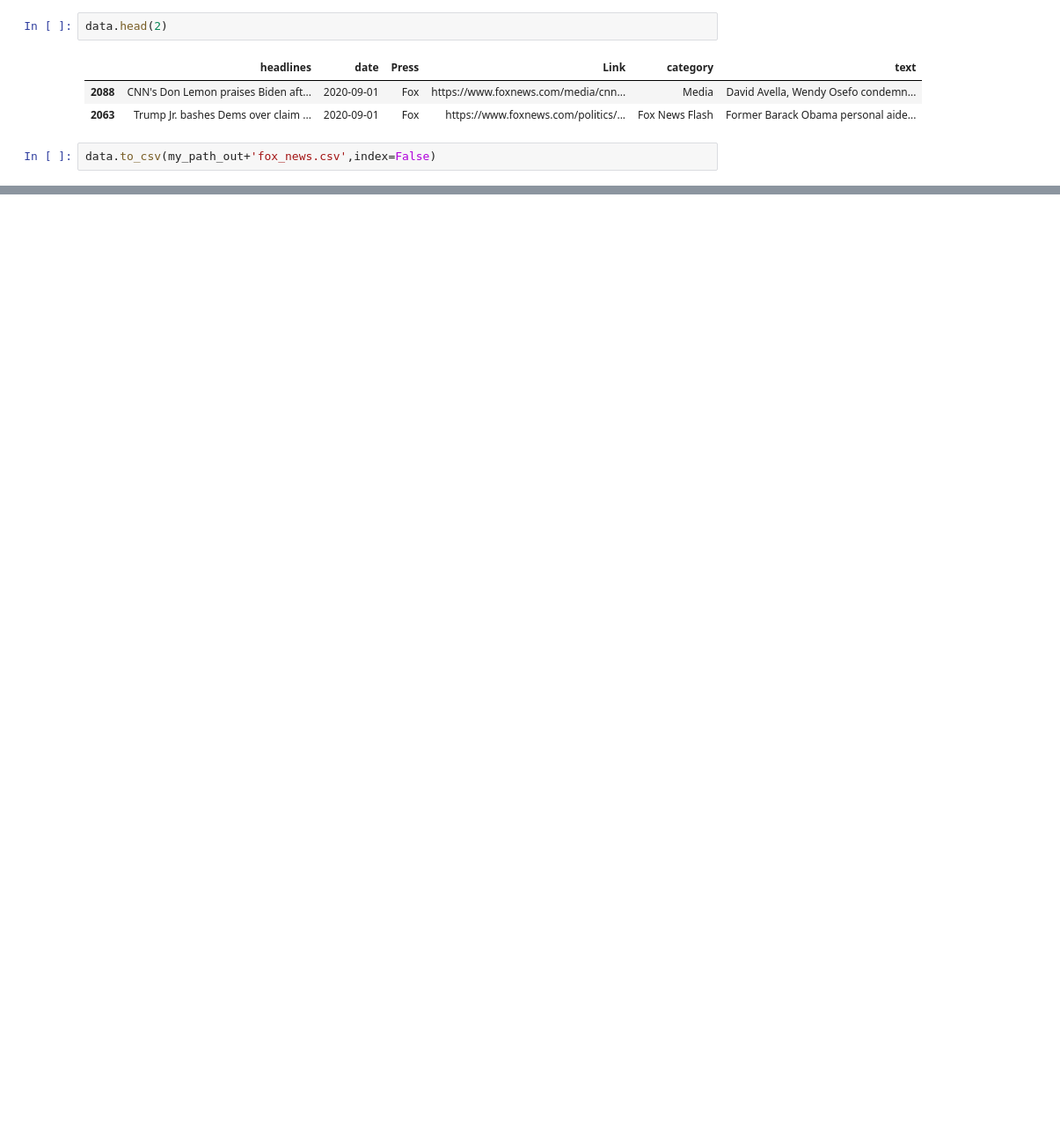
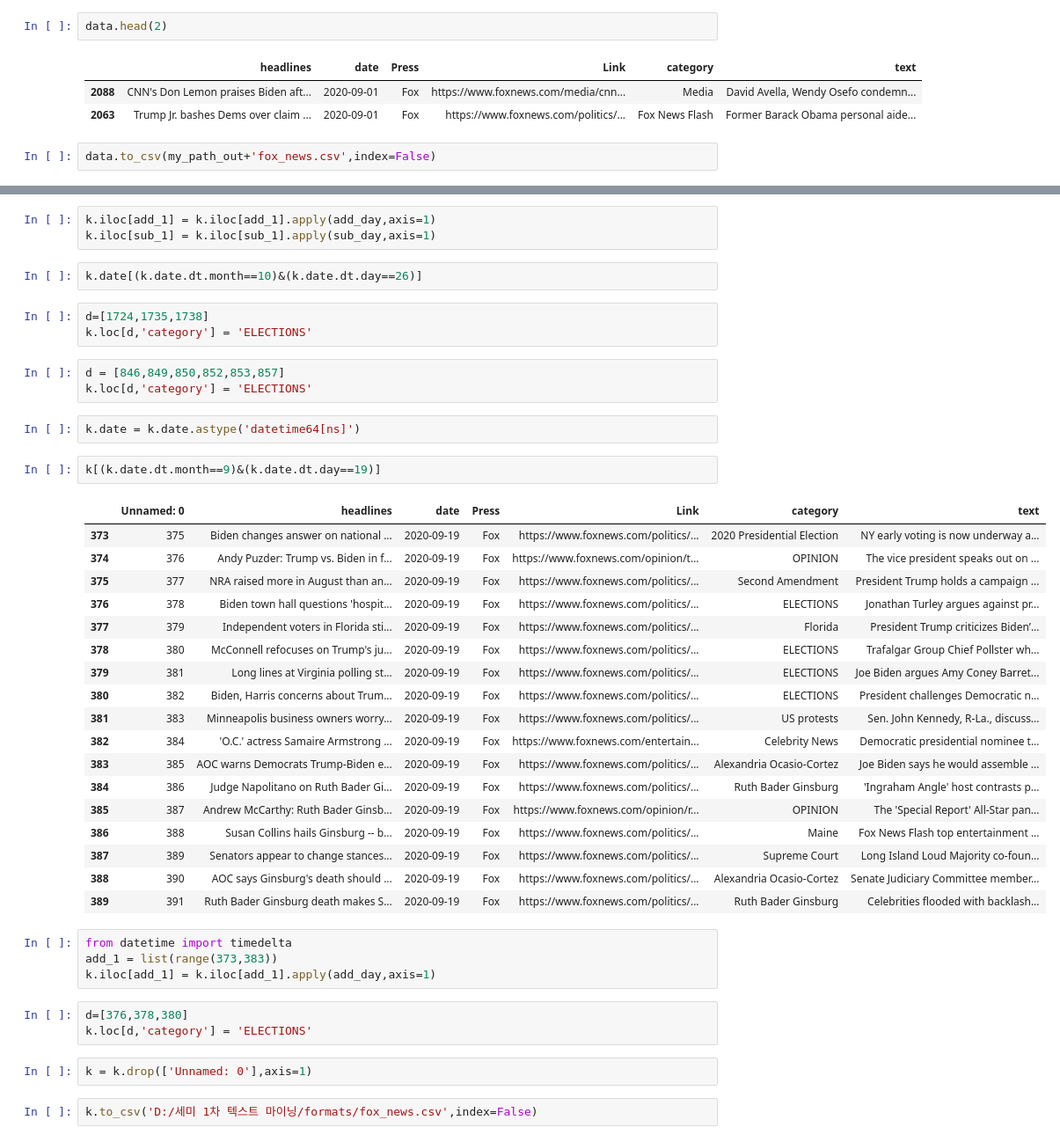
Before and after one commit to ineed-coffee/text_mining_for_US_election, a Jupyter notebook: Crawling/News/Fox_news_crawl_DongJae.ipynb, the cells around one changed output, grey strips where cells are left out. Shown at 88% size. Cells and saved outputs as stored; diff of their text form; blank space fills up the shorter version.

```diff
--- a/Crawling/News/Fox_news_crawl_DongJae.ipynb
+++ b/Crawling/News/Fox_news_crawl_DongJae.ipynb
@@ -185,0 +205,45 @@ data.to_csv(my_path_out+'fox_news.csv',index=False)
+# %%
+k.iloc[add_1] = k.iloc[add_1].apply(add_day,axis=1)
+k.iloc[sub_1] = k.iloc[sub_1].apply(sub_day,axis=1)
+# %%
+k.date[(k.date.dt.month==10)&(k.date.dt.day==26)]
+# %%
+d=[1724,1735,1738]
+k.loc[d,'category'] = 'ELECTIONS'
+# %%
+d = [846,849,850,852,853,857]
+k.loc[d,'category'] = 'ELECTIONS'
+# %%
+k.date = k.date.astype('datetime64[ns]')
+# %%
+k[(k.date.dt.month==9)&(k.date.dt.day==19)]
+# %% [output]
+|  | Unnamed: 0 | headlines | date | Press | Link | category | text |
+| 373 | 375 | Biden changes answer on national ... | 2020-09-19 | Fox | https://www.foxnews.com/politics/... | 2020 Presidential Election | NY early voting is now underway a... |
+| 374 | 376 | Andy Puzder: Trump vs. Biden in f... | 2020-09-19 | Fox | https://www.foxnews.com/opinion/t... | OPINION | The vice president speaks out on ... |
+| 375 | 377 | NRA raised more in August than an... | 2020-09-19 | Fox | https://www.foxnews.com/politics/... | Second Amendment | President Trump holds a campaign ... |
+| 376 | 378 | Biden town hall questions 'hospit... | 2020-09-19 | Fox | https://www.foxnews.com/politics/... | ELECTIONS | Jonathan Turley argues against pr... |
+| 377 | 379 | Independent voters in Florida sti... | 2020-09-19 | Fox | https://www.foxnews.com/politics/... | Florida | President Trump criticizes Biden’... |
+| 378 | 380 | McConnell refocuses on Trump's ju... | 2020-09-19 | Fox | https://www.foxnews.com/politics/... | ELECTIONS | Trafalgar Group Chief Pollster wh... |
+| 379 | 381 | Long lines at Virginia polling st... | 2020-09-19 | Fox | https://www.foxnews.com/politics/... | ELECTIONS | Joe Biden argues Amy Coney Barret... |
+| 380 | 382 | Biden, Harris concerns about Trum... | 2020-09-19 | Fox | https://www.foxnews.com/politics/... | ELECTIONS | President challenges Democratic n... |
+| 381 | 383 | Minneapolis business owners worry... | 2020-09-19 | Fox | https://www.foxnews.com/politics/... | US protests | Sen. John Kennedy, R-La., discuss... |
+| 382 | 384 | 'O.C.' actress Samaire Armstrong ... | 2020-09-19 | Fox | https://www.foxnews.com/entertain... | Celebrity News | Democratic presidential nominee t... |
+| 383 | 385 | AOC warns Democrats Trump-Biden e... | 2020-09-19 | Fox | https://www.foxnews.com/politics/... | Alexandria Ocasio-Cortez | Joe Biden says he would assemble ... |
+| 384 | 386 | Judge Napolitano on Ruth Bader Gi... | 2020-09-19 | Fox | https://www.foxnews.com/politics/... | Ruth Bader Ginsburg | 'Ingraham Angle' host contrasts p... |
+| 385 | 387 | Andrew McCarthy: Ruth Bader Ginsb... | 2020-09-19 | Fox | https://www.foxnews.com/opinion/r... | OPINION | The 'Special Report' All-Star pan... |
+| 386 | 388 | Susan Collins hails Ginsburg -- b... | 2020-09-19 | Fox | https://www.foxnews.com/politics/... | Maine | Fox News Flash top entertainment ... |
+| 387 | 389 | Senators appear to change stances... | 2020-09-19 | Fox | https://www.foxnews.com/politics/... | Supreme Court | Long Island Loud Majority co-foun... |
+| 388 | 390 | AOC says Ginsburg's death should ... | 2020-09-19 | Fox | https://www.foxnews.com/politics/... | Alexandria Ocasio-Cortez | Senate Judiciary Committee member... |
+| 389 | 391 | Ruth Bader Ginsburg death makes S... | 2020-09-19 | Fox | https://www.foxnews.com/politics/... | Ruth Bader Ginsburg | Celebrities flooded with backlash... |
+# %%
+from datetime import timedelta
+add_1 = list(range(373,383))
+k.iloc[add_1] = k.iloc[add_1].apply(add_day,axis=1)
+# %%
+d=[376,378,380]
+k.loc[d,'category'] = 'ELECTIONS'
+# %%
+k = k.drop(['Unnamed: 0'],axis=1)
+# %%
+k.to_csv('D:/세미 1차 텍스트 마이닝/formats/fox_news.csv',index=False)
```
Also changed, not shown: parts of 6 cells of this notebook, 2 other files.
